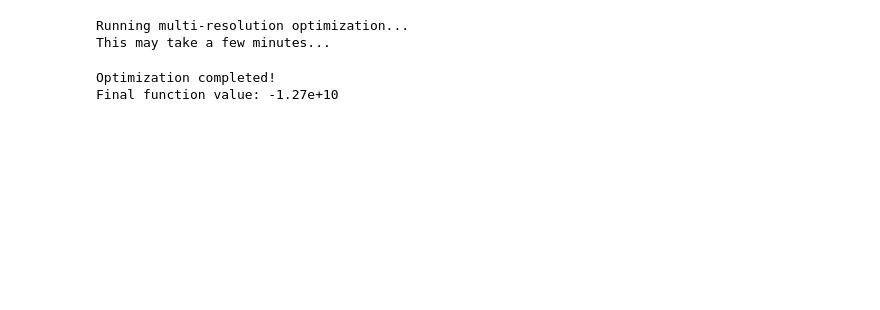
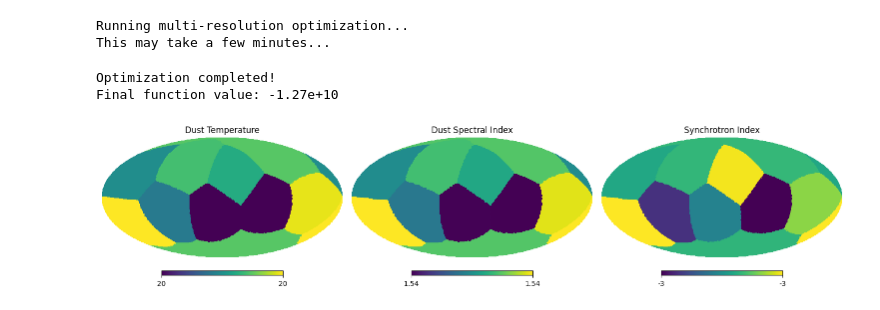
Before and after one commit to ASKabalan/furax-compsep-paper, a Jupyter notebook: notebooks/05_Estimating_r.ipynb, the cells around one changed output. Drawn from its saved outputs; the diff is of its cells as text; code cells hidden in the pictures; blank space fills up the shorter version.

```diff
--- a/notebooks/05_Estimating_r.ipynb
+++ b/notebooks/05_Estimating_r.ipynb
@@ -300,6 +282,25 @@ Running multi-resolution optimization...
 This may take a few minutes...
 Optimization completed!
 Final function value: -1.27e+10
+# %%
+patches = {n.replace("_patches", ""): v for n, v in masked_clusters.items()}
+params = jax.tree.map(lambda p, m: p[m], final_params, patches)
+params = get_fullmap_from_cutout(params, indices, nside)
+
+plt.figure(figsize=(15, 5))
+param_names = ["temp_dust", "beta_dust", "beta_pl"]
+param_labels = ["Dust Temperature", "Dust Spectral Index", "Synchrotron Index"]
+for i, (param, label) in enumerate(zip(param_names, param_labels)):
+    hp.mollview(
+        params[param],
+        title=label,
+        sub=(1, 3, i + 1),
+        bgcolor=(0.0,) * 4,
+    )
+plt.tight_layout()
+plt.show()
+# %% [output]
+[figure, added]
 # %%
 from furax_cs.r_analysis import estimate_r_from_maps, plot_r_estimator
 
```
Also changed, not shown: parts of 9 cells of this notebook, 10 other files.
